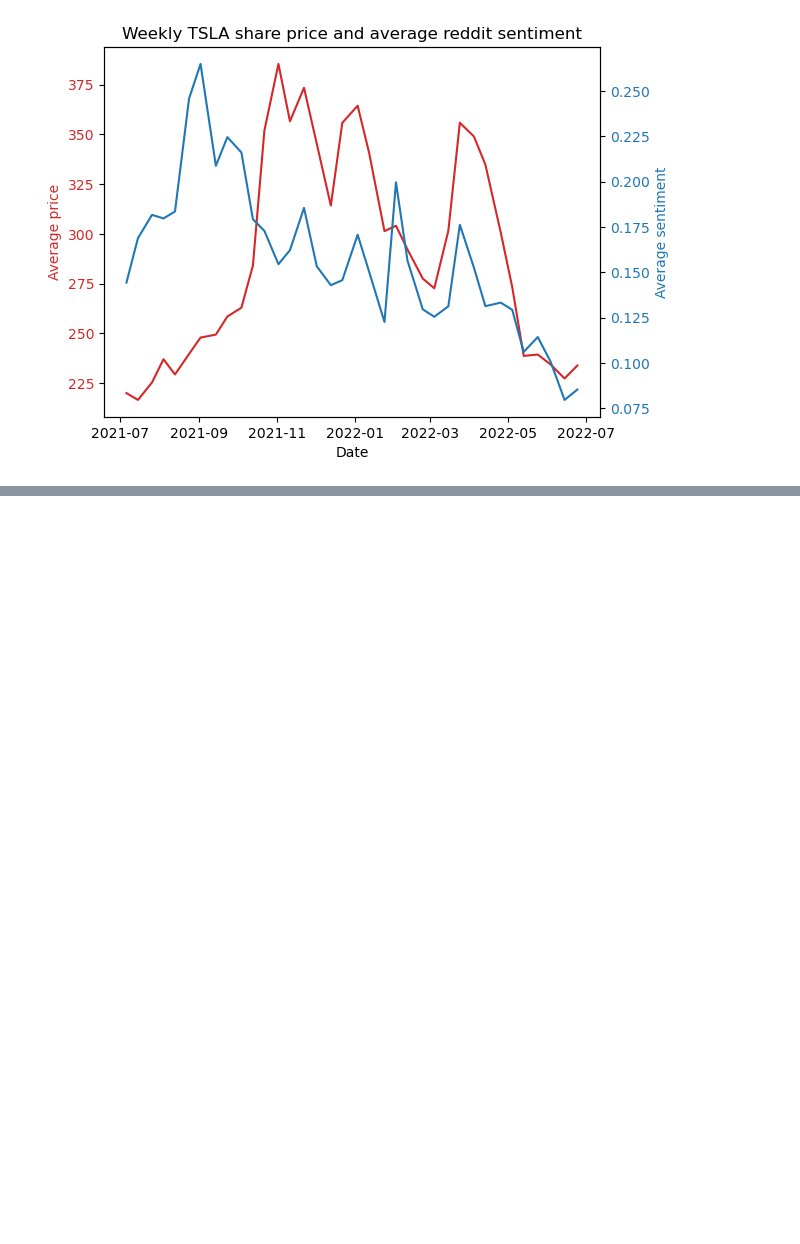
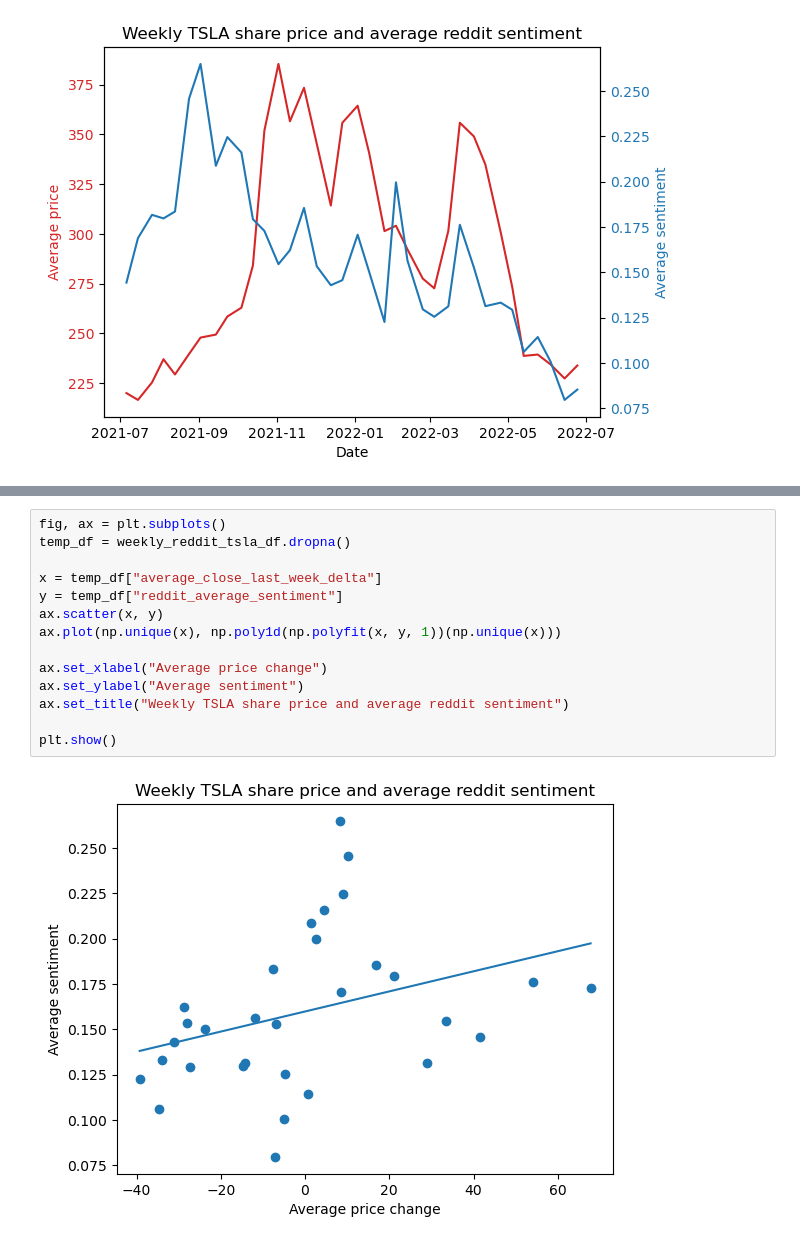
Before and after one commit to chanjdaniel/reddit_tsla_data_analysis, a Jupyter notebook: reddit_tsla.ipynb, the cells around one changed output, grey strips where cells are left out. Drawn from its saved outputs; the diff is of its cells as text; blank space fills up the shorter version.

```diff
--- a/reddit_tsla.ipynb
+++ b/reddit_tsla.ipynb
@@ -482,0 +515,16 @@ plt.plot(np.unique(x), np.poly1d(np.polyfit(x, y, 1))(np.unique(x)))
+# %%
+fig, ax = plt.subplots()
+temp_df = weekly_reddit_tsla_df.dropna()
+
+x = temp_df["average_close_last_week_delta"]
+y = temp_df["reddit_average_sentiment"]
+ax.scatter(x, y)
+ax.plot(np.unique(x), np.poly1d(np.polyfit(x, y, 1))(np.unique(x)))
+
+ax.set_xlabel("Average price change")
+ax.set_ylabel("Average sentiment")
+ax.set_title("Weekly TSLA share price and average reddit sentiment")
+
+plt.show()
+# %% [output]
+[figure, added]
```
Also changed, not shown: parts of 21 cells of this notebook.
